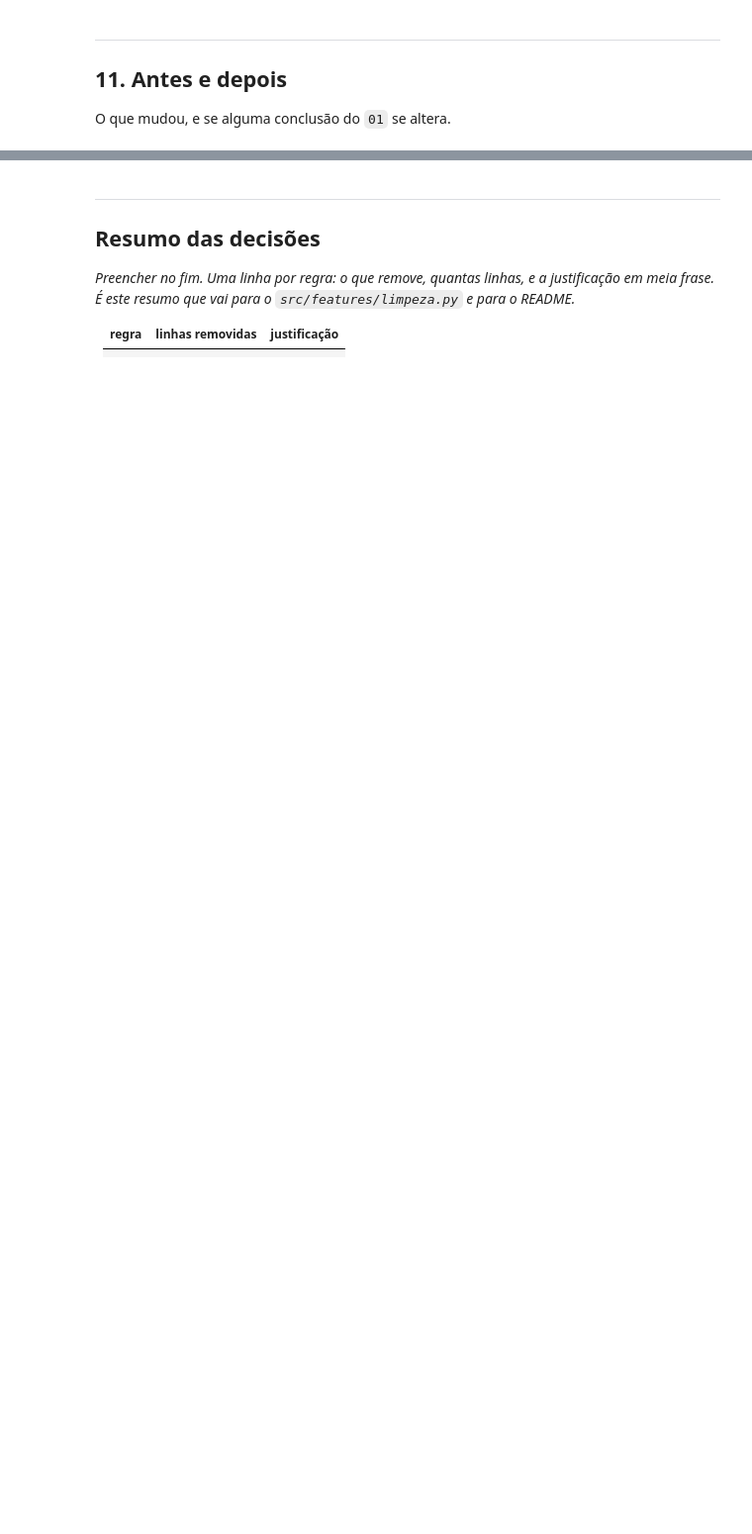
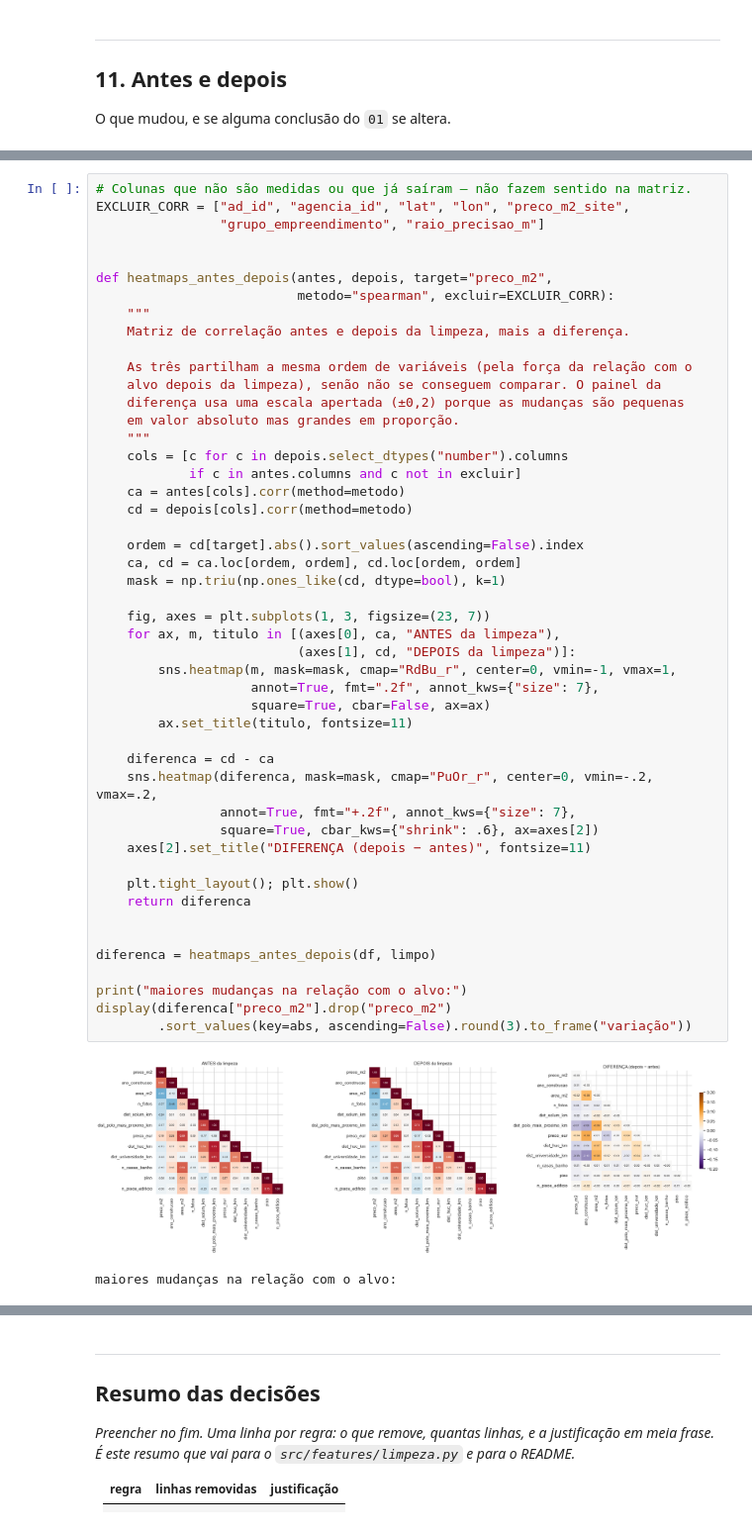
Before and after one commit to goncalo6167/Projeto-Portefolio, a Jupyter notebook: notebooks/02_limpeza.ipynb, the cells around one changed output, grey strips where cells are left out. Shown at 99% size. Cells and saved outputs as stored; diff of their text form; blank space fills up the shorter version.

```diff
--- a/notebooks/02_limpeza.ipynb
+++ b/notebooks/02_limpeza.ipynb
@@ -1100,0 +1274,51 @@ display(comparar(df, limpo))
+# %%
+# Colunas que não são medidas ou que já saíram — não fazem sentido na matriz.
+EXCLUIR_CORR = ["ad_id", "agencia_id", "lat", "lon", "preco_m2_site",
+                "grupo_empreendimento", "raio_precisao_m"]
+
+
+def heatmaps_antes_depois(antes, depois, target="preco_m2",
+                          metodo="spearman", excluir=EXCLUIR_CORR):
+    """
+    Matriz de correlação antes e depois da limpeza, mais a diferença.
+
+    As três partilham a mesma ordem de variáveis (pela força da relação com o
+    alvo depois da limpeza), senão não se conseguem comparar. O painel da
+    diferença usa uma escala apertada (±0,2) porque as mudanças são pequenas
+    em valor absoluto mas grandes em proporção.
+    """
+    cols = [c for c in depois.select_dtypes("number").columns
+            if c in antes.columns and c not in excluir]
+    ca = antes[cols].corr(method=metodo)
+    cd = depois[cols].corr(method=metodo)
+
+    ordem = cd[target].abs().sort_values(ascending=False).index
+    ca, cd = ca.loc[ordem, ordem], cd.loc[ordem, ordem]
+    mask = np.triu(np.ones_like(cd, dtype=bool), k=1)
+
+    fig, axes = plt.subplots(1, 3, figsize=(23, 7))
+    for ax, m, titulo in [(axes[0], ca, "ANTES da limpeza"),
+                          (axes[1], cd, "DEPOIS da limpeza")]:
+        sns.heatmap(m, mask=mask, cmap="RdBu_r", center=0, vmin=-1, vmax=1,
+                    annot=True, fmt=".2f", annot_kws={"size": 7},
+                    square=True, cbar=False, ax=ax)
+        ax.set_title(titulo, fontsize=11)
+
+    diferenca = cd - ca
+    sns.heatmap(diferenca, mask=mask, cmap="PuOr_r", center=0, vmin=-.2, vmax=.2,
+                annot=True, fmt="+.2f", annot_kws={"size": 7},
+                square=True, cbar_kws={"shrink": .6}, ax=axes[2])
+    axes[2].set_title("DIFERENÇA (depois − antes)", fontsize=11)
+
+    plt.tight_layout(); plt.show()
+    return diferenca
+
+
+diferenca = heatmaps_antes_depois(df, limpo)
+
+print("maiores mudanças na relação com o alvo:")
+display(diferenca["preco_m2"].drop("preco_m2")
+        .sort_values(key=abs, ascending=False).round(3).to_frame("variação"))
+# %% [output]
+[figure, added]
+maiores mudanças na relação com o alvo:
```
Also changed, not shown: parts of 22 cells of this notebook, 2 other files.
